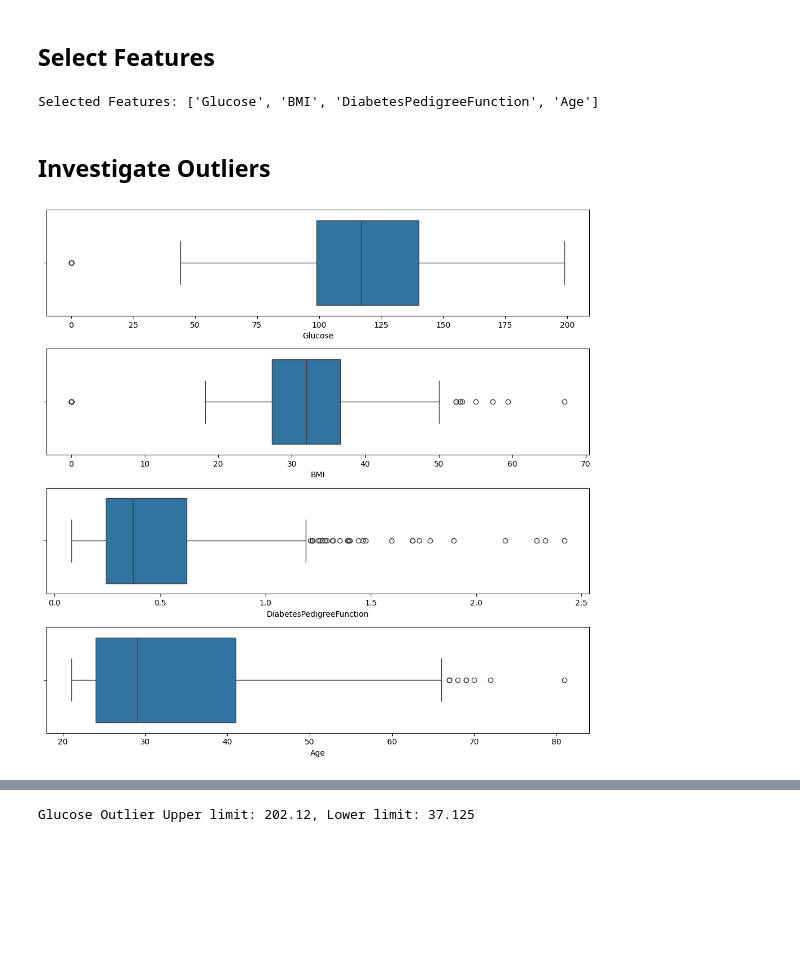
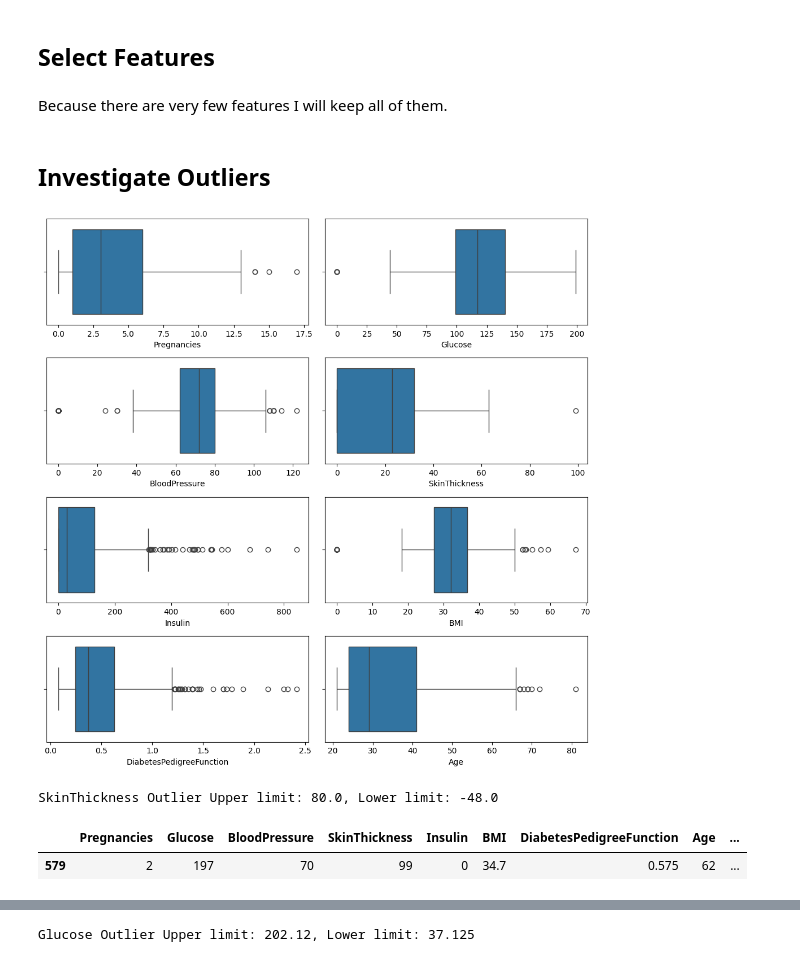
Before and after one commit to 4GeeksAcademy/Dansah2_DecisionTreeAlgorithmMachine-learning-python-template, a Jupyter notebook: src/explore.ipynb, the cells around one changed output, grey strips where cells are left out. Drawn from its saved outputs; the diff is of its cells as text; code cells hidden in the pictures; blank space fills up the shorter version.

```diff
--- a/src/explore.ipynb
+++ b/src/explore.ipynb
@@ -195,23 +161,21 @@ def choose_features(X, y, num_features=0):
-# %%
-rfe_features = choose_features(X, y)
-# %% [output]
-Selected Features: ['Glucose', 'BMI', 'DiabetesPedigreeFunction', 'Age']
+# %% [markdown]
+Because there are very few features I will keep all of them.
 # %% [markdown]
 ## Investigate Outliers
 # %%
-fig, axis = plt.subplots(figsize=(10, 10), nrows=4)
+fig, axis = plt.subplots(4, 2, figsize=(10, 10))
 axis = axis.flatten()
 
-features = rfe_features
+features = raw_data.drop(columns='Outcome').columns.tolist()
 
 for i, feature in enumerate(features):
     sns.boxplot(ax=axis[i], data=raw_data, x=feature)
 
 plt.tight_layout()
 
 plt.show()
 # %% [output]
-[figure, old version]
+[figure, new version]
 # %%
 def get_outliers(df, feature):
     stats = df[feature].describe()
@@ -222,3 +186,10 @@ def get_outliers(df, feature):
     low_outliers = df[df[feature] < lower_limit]
     print(f"{feature} Outlier Upper limit: {round(upper_limit, 2)}, Lower limit: {lower_limit}")
     return up_outliers, low_outliers
+# %%
+skin_thick_outliers, _ = get_outliers(raw_data, 'SkinThickness')
+skin_thick_outliers
+# %% [output]
+SkinThickness Outlier Upper limit: 80.0, Lower limit: -48.0
+|  | Pregnancies | Glucose | BloodPressure | SkinThickness | Insulin | BMI | DiabetesPedigreeFunction | Age | ... |
+| 579 | 2 | 197 | 70 | 99 | 0 | 34.7 | 0.575 | 62 | ... |
```
Also changed, not shown: parts of 25 cells of this notebook.
